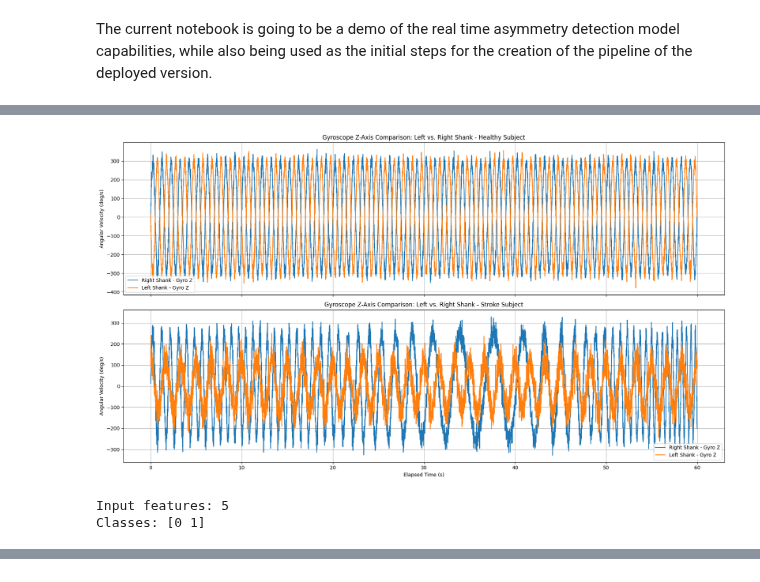
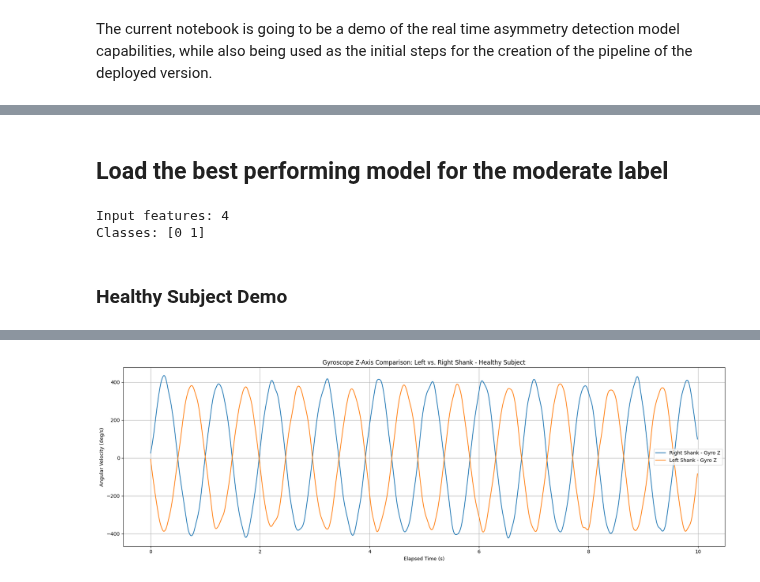
Before and after one commit to StamatisOrfanos/GaitRehab, a Jupyter notebook: demo/demo_detection.ipynb, the cells around one changed output, grey strips where cells are left out. Saved outputs shown, nothing was run; the diff lists cells and outputs as text; code cells hidden in the pictures.

```diff
--- a/demo/demo_detection.ipynb
+++ b/demo/demo_detection.ipynb
@@ -57,18 +101,0 @@ def generate_gait_gyro_signals(signal_type='healthy', duration=60, fs=100):
-# %%
-# Example plot for both cases
-fig, axs = plt.subplots(2, 1, figsize=(18, 10), sharex=True)
-
-for idx, kind in enumerate(['healthy', 'stroke']):
-    t, gyro_r, gyro_l = generate_gait_gyro_signals(signal_type=kind, duration=60)
-    axs[idx].plot(t, gyro_r, label='Right Shank - Gyro Z')
-    axs[idx].plot(t, gyro_l, label='Left Shank - Gyro Z')
-    axs[idx].set_title(f'Gyroscope Z-Axis Comparison: Left vs. Right Shank - {kind.capitalize()} Subject')
-    axs[idx].set_ylabel('Angular Velocity (deg/s)')
-    axs[idx].legend()
-    axs[idx].grid(True)
-
-axs[1].set_xlabel('Elapsed Time (s)')
-plt.tight_layout()
-plt.show()
-# %% [output]
-[figure, removed]
@@ -75,10 +127,41 @@ plt.show()
+# %% [markdown]
+## Load the best performing model for the moderate label
 # %%
 # Load the model and the scaler
-model = joblib.load('/Users/stamatiosorphanos/Documents/GaitRehab/models/detection/random_forest_moderate_conf.pkl')
-scaler = joblib.load('/Users/stamatiosorphanos/Documents/GaitRehab/models/detection/random_forest_moderate_conf_scaler.pkl')
+model = joblib.load('/Users/stamatiosorphanos/Documents/GaitRehab/models/detection/random_forest_low_conf.pkl')
+scaler = joblib.load('/Users/stamatiosorphanos/Documents/GaitRehab/models/detection/random_forest_low_conf_scaler.pkl')
 
 print('Input features:', model.n_features_in_)
 print('Classes:', model.classes_)
 # %% [output]
-Input features: 5
+Input features: 4
 Classes: [0 1]
+# %% [markdown]
+### Healthy Subject Demo
+# %%
+# Generate synthetic signal
+df_healthy = generate_realistic_gait_signal(signal_type='healthy', duration=10, fs=100, random_seed=26, return_last_cycle=False)
+print('\nRaw data: \n', df_healthy)
+
+# Extract the features by the synthetic signal
+features = demo_support_functions.extract_features_per_gait_cycle(df_healthy)
+y = len(features) * [0]
+
+# Use scaler to transform data
+X_df = pd.DataFrame(features)[model.feature_names_in_]
+X_scaled = scaler.transform(X_df)
+print('\nFeatures scaled from features: \n', X_scaled)
+
+
+# Get the predictions and the respective probabilities
+y_preds = model.predict(X_scaled)
+y_probs = model.predict_proba(X_scaled)
+
+print('\n')
+for i, (label, prob) in enumerate(zip(y_preds, y_probs)):
+    print(f'Cycle {i+1}: Prediction = {label}, Probabilities = {prob}')
+
+
+# Plot the stroke synthetic signal
+plot_gyro_signals(df_healthy, signal_type='healthy')
+# %% [output]
@@ -84,0 +185 @@ Classes: [0 1]
+[figure, added]
```
Also changed, not shown: parts of 7 cells of this notebook, 40 other files.
